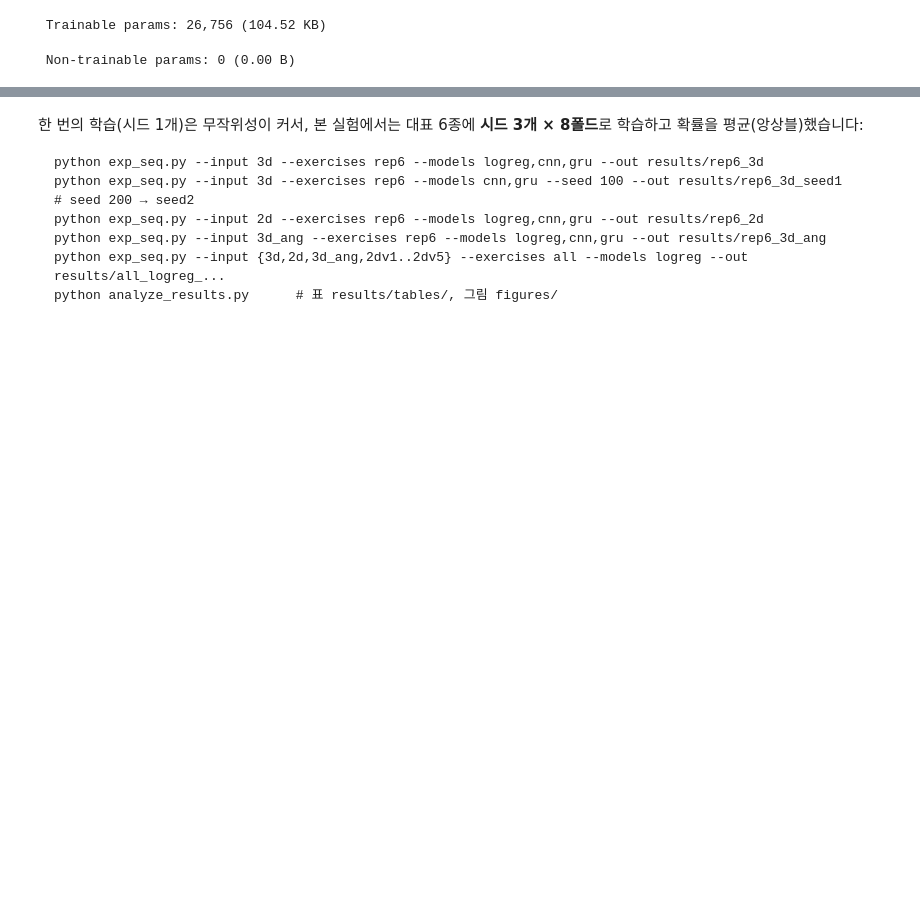
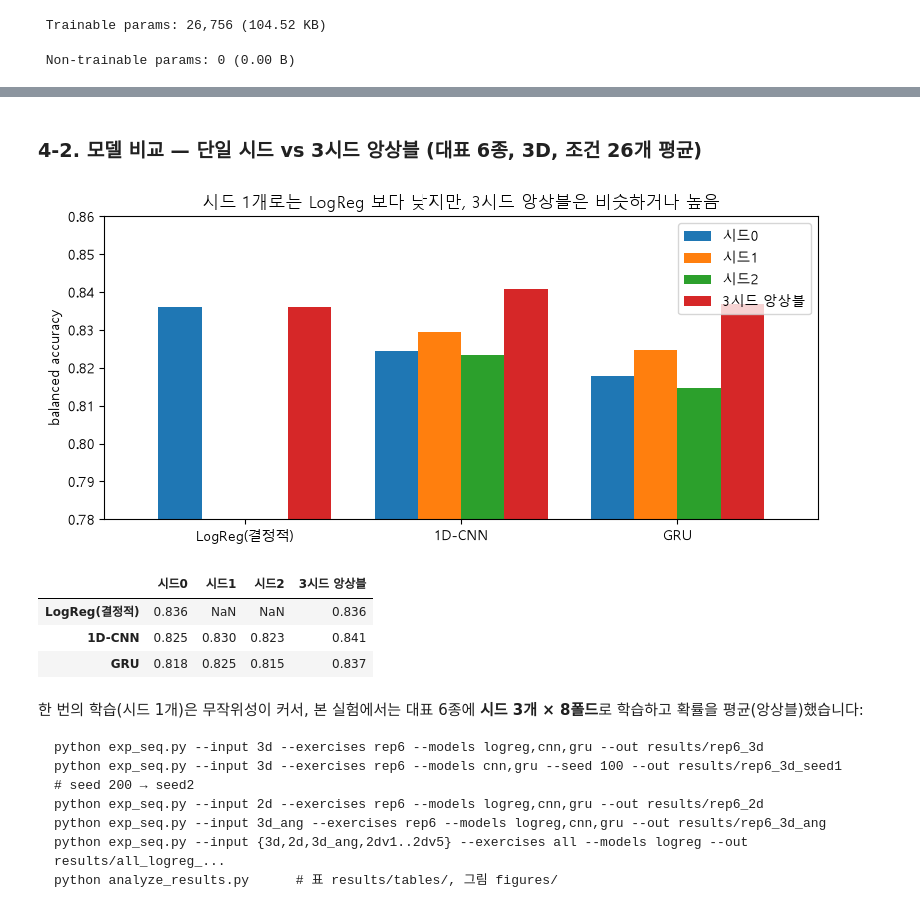
Before and after one commit to yzihun0123/analyze-fitness, a Jupyter notebook: fitness_pose_project.ipynb, the cells around one changed output, grey strips where cells are left out. Drawn from its saved outputs; the diff is of its cells as text; code cells hidden in the pictures; blank space fills up the shorter version.

```diff
--- a/fitness_pose_project.ipynb
+++ b/fitness_pose_project.ipynb
@@ -191,3 +225,19 @@ gru: 8-fold 72s
+# %% [markdown]
+### 4-2. 모델 비교 — 단일 시드 vs 3시드 앙상블 (대표 6종, 3D, 조건 26개 평균)
+# %%
+sr = pd.read_csv("results/tables/rep6_3d_seed_robustness.csv"); W6 = pd.read_csv("results/tables/rep6_3d_model_compare.csv")
+m = sr.groupby("model")[["seed0", "seed1", "seed2"]].mean()
+tab = pd.DataFrame({"시드0": [W6.logreg_bal_acc.mean(), *m.loc[["cnn", "gru"], "seed0"]], "시드1": [np.nan, *m.loc[["cnn", "gru"], "seed1"]],
+                    "시드2": [np.nan, *m.loc[["cnn", "gru"], "seed2"]], "3시드 앙상블": [W6.logreg_bal_acc.mean(), W6.cnn_bal_acc.mean(), W6.gru_bal_acc.mean()]},
+                   index=["LogReg(결정적)", "1D-CNN", "GRU"])
+ax = tab.plot.bar(figsize=(8, 3.8), rot=0, ylim=(0.78, 0.86), width=0.8); ax.set_ylabel("balanced accuracy"); ax.set_title("시드 1개로는 LogReg 보다 낮지만, 3시드 앙상블은 비슷하거나 높음")
+plt.tight_layout(); plt.show(); tab.round(3)
+# %% [output]
+[figure, added]
+|  | 시드0 | 시드1 | 시드2 | 3시드 앙상블 |
+| LogReg(결정적) | 0.836 | NaN | NaN | 0.836 |
+| 1D-CNN | 0.825 | 0.830 | 0.823 | 0.841 |
+| GRU | 0.818 | 0.825 | 0.815 | 0.837 |
 # %% [markdown]
 한 번의 학습(시드 1개)은 무작위성이 커서, 본 실험에서는 대표 6종에 **시드 3개 × 8폴드**로 학습하고 확률을 평균(앙상블)했습니다:
 
```
Also changed, not shown: parts of 9 cells of this notebook, 26 other files.
